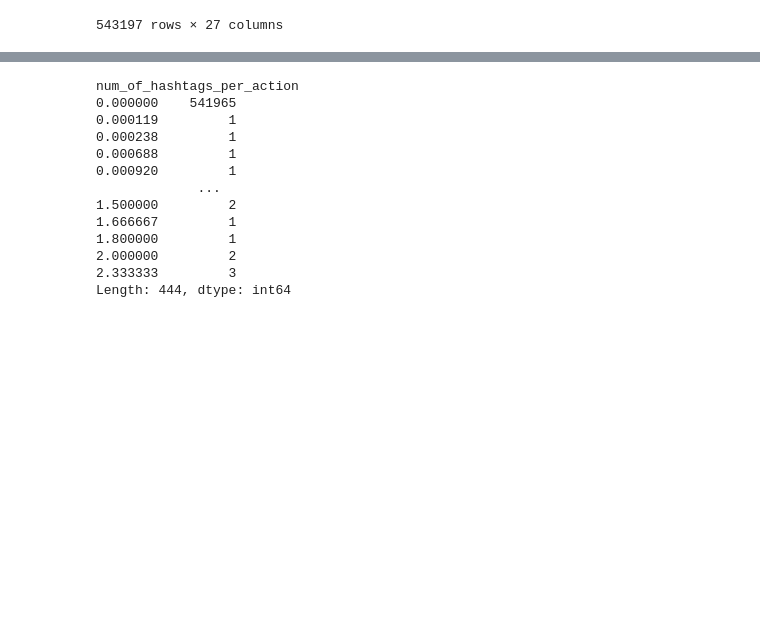
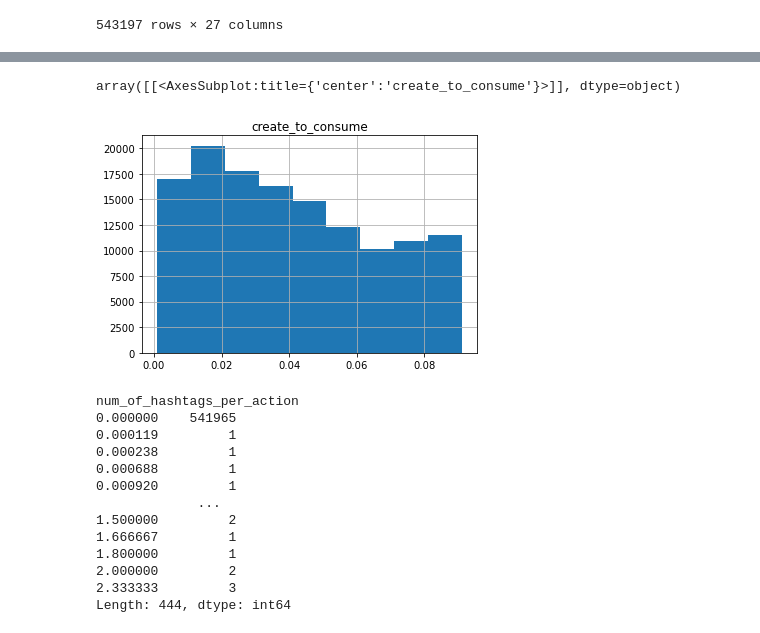
Before and after one commit to aryanpandey/Cascade-Cup-2020, a Jupyter notebook: Cascade_Cup_2020-Copy1.ipynb, the cells around one changed output, grey strips where cells are left out. Cells and saved outputs as stored; diff of their text form; code cells hidden in the pictures; blank space fills up the shorter version.

```diff
--- a/Cascade_Cup_2020-Copy1.ipynb
+++ b/Cascade_Cup_2020-Copy1.ipynb
@@ -167,3 +196,9 @@ traintest['avgCompletion_log'] = np.log(traintest['avgCompletion']+0.000000001)
+# %%
+bins = [0.001*i for i in range(1,100,10)]
+traintest.hist(column='create_to_consume', bins = bins)
+# %% [output]
+array([[<AxesSubplot:title={'center':'create_to_consume'}>]], dtype=object)
+[figure, added]
 # %%
 traintest.groupby(['num_of_hashtags_per_action']).size()
 # %% [output]
```
Also changed, not shown: parts of 23 cells of this notebook.
